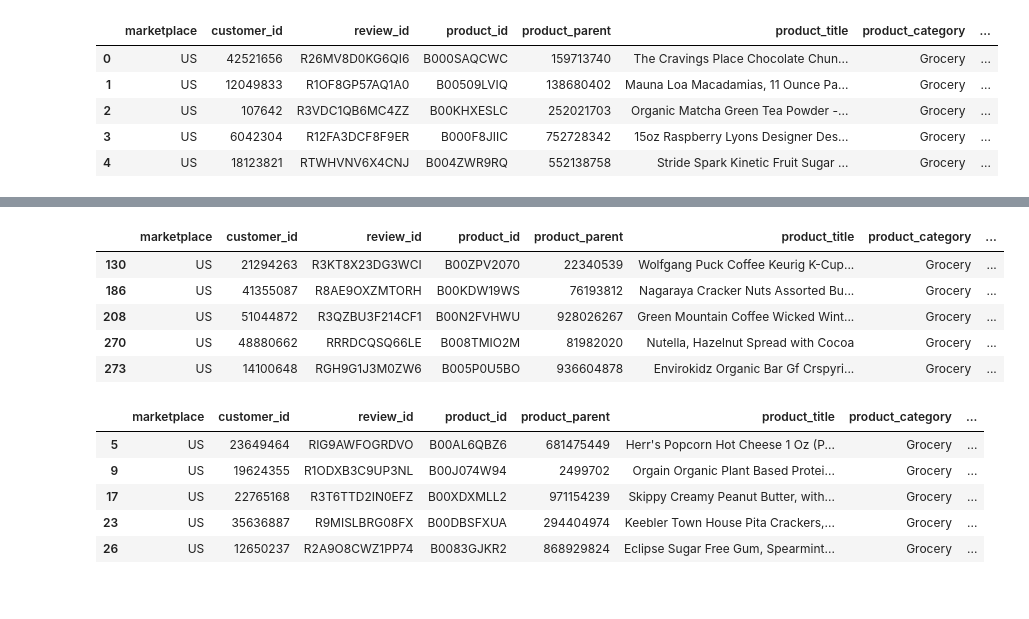
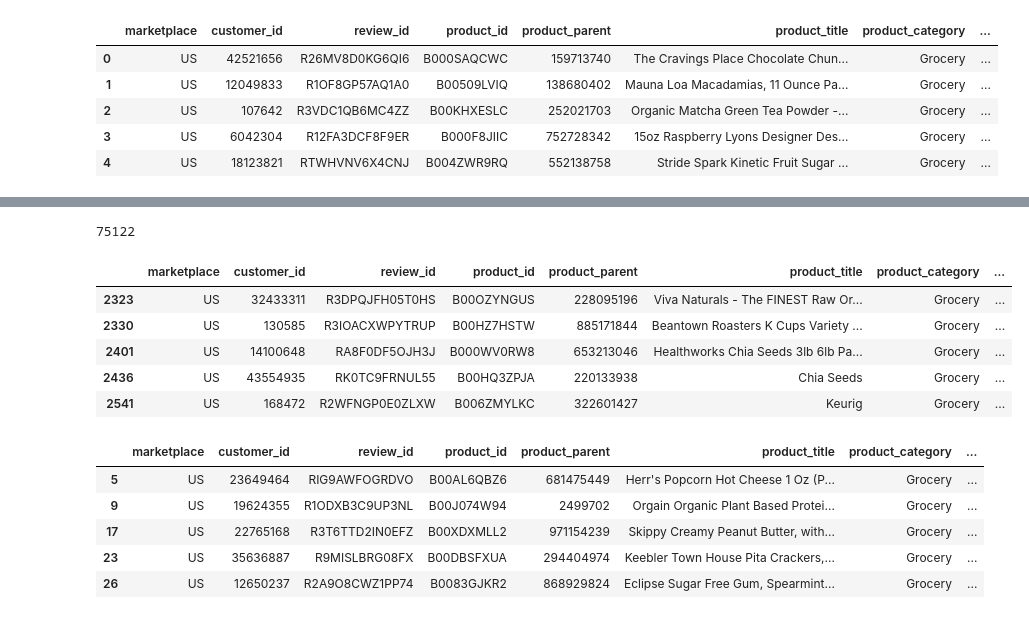
Before and after one commit to Yepadee/ads-cwk, a Jupyter notebook: Preliminary.ipynb, the cells around one changed output, grey strips where cells are left out. Cells and saved outputs as stored; diff of their text form; code cells hidden in the pictures.

Commit message:
small additions to understand the dataset more

```diff
--- a/Preliminary.ipynb
+++ b/Preliminary.ipynb
@@ -45,16 +45,20 @@ dtype: int64
 # %%
 # Lots of spammy duplicate reviews...might be worth checking if the same person is duplicating the reviews across multiple products
 
-
+# Additions, because maybe same review_body is not duplicate i.e. "Good" as review.
 x = dataset[dataset['review_body'].duplicated() == True]
+x = x[dataset['customer_id'].duplicated() == True] # ADDED THIS
+x = x[dataset['product_id'].duplicated() == True] # ADDED THIS
+print(len(x))
 x.head()
 # %% [output]
+75122
 |  | marketplace | customer_id | review_id | product_id | product_parent | product_title | product_category | ... |
-| 130 | US | 21294263 | R3KT8X23DG3WCI | B00ZPV2070 | 22340539 | Wolfgang Puck Coffee Keurig K-Cup... | Grocery | ... |
-| 186 | US | 41355087 | R8AE9OXZMTORH | B00KDW19WS | 76193812 | Nagaraya Cracker Nuts Assorted Bu... | Grocery | ... |
-| 208 | US | 51044872 | R3QZBU3F214CF1 | B00N2FVHWU | 928026267 | Green Mountain Coffee Wicked Wint... | Grocery | ... |
-| 270 | US | 48880662 | RRRDCQSQ66LE | B008TMIO2M | 81982020 | Nutella, Hazelnut Spread with Cocoa | Grocery | ... |
-| 273 | US | 14100648 | RGH9G1J3M0ZW6 | B005P0U5BO | 936604878 | Envirokidz Organic Bar Gf Crspyri... | Grocery | ... |
+| 2323 | US | 32433311 | R3DPQJFH05T0HS | B00OZYNGUS | 228095196 | Viva Naturals - The FINEST Raw Or... | Grocery | ... |
+| 2330 | US | 130585 | R3IOACXWPYTRUP | B00HZ7HSTW | 885171844 | Beantown Roasters K Cups Variety ... | Grocery | ... |
+| 2401 | US | 14100648 | RA8F0DF5OJH3J | B000WV0RW8 | 653213046 | Healthworks Chia Seeds 3lb 6lb Pa... | Grocery | ... |
+| 2436 | US | 43554935 | RK0TC9FRNUL55 | B00HQ3ZPJA | 220133938 | Chia Seeds | Grocery | ... |
+| 2541 | US | 168472 | R2WFNGP0E0ZLXW | B006ZMYLKC | 322601427 | Keurig | Grocery | ... |
 # %%
 #remove NaNs from the dataset  for now...
 dataset = dataset.dropna()
```
Also changed, not shown: parts of 3 cells of this notebook.
